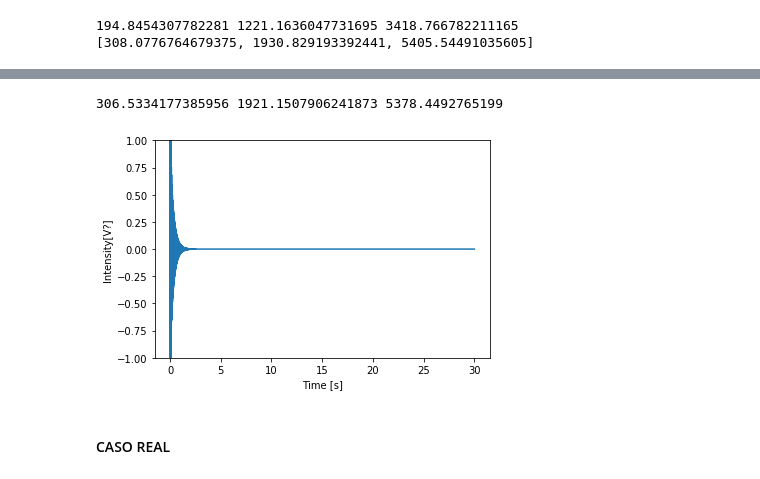
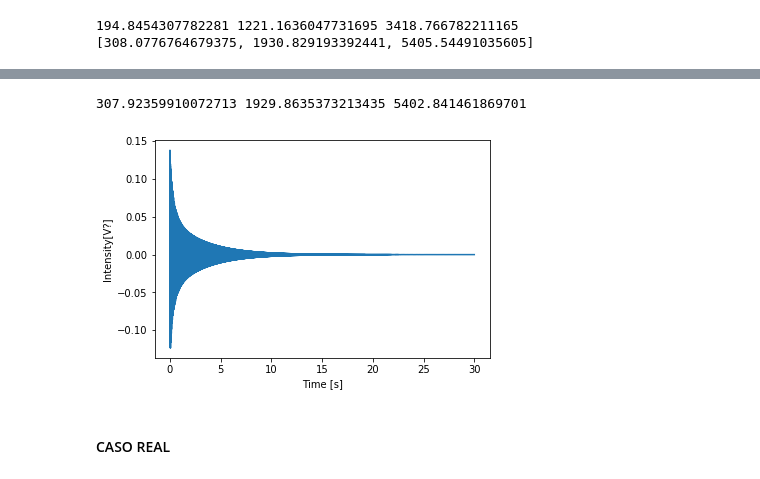
Before and after one commit to LunaKadysz/Laboratorio-4, a Jupyter notebook: Practica3/Practica3.ipynb, the cells around one changed output, grey strips where cells are left out. Drawn from its saved outputs; the diff is of its cells as text; code cells hidden in the pictures.

```diff
--- a/Practica3/Practica3.ipynb
+++ b/Practica3/Practica3.ipynb
@@ -247,38 +247,36 @@ Frecuencias: w1: 5194.107503719701, w2: 1949.247814885959 , w3: 310.302150014764
 # %%
 %matplotlib inline
 t = np.linspace(0, 30, 1000000)
 tstep = max(t)/len(t)
 fsamp = 1/tstep
 
-A1 = 1
-A2 = 1
-A3 = 1
+A1 = 0.1/2
+A2 = 0.1/2
+A3 = 0.1/2
 w1 = w[0]
 w2 = w[1]
 w3 = w[2]
 phi = 0
 def T(w):
     T_ = 2 * np.pi / w
     return T_
-damp = 0.01
+damp = 0.001
 V =  A1 * np.sin( w_id(damp,w1) *t) * np.exp(-damp * t * w1) + A2 * np.sin(w_id(damp,w2) *t + phi) * np.exp(-damp * t * w2)+ A3 * np.sin(w_id(damp,w3) *t + phi)  * np.exp(-damp * t * w3)
 
 plt.figure(2)
 plt.clf()
 plt.plot(t, V)
-#plt.xlim(0,10)
-plt.ylim(-1,1)
 plt.xlabel('Time [s]')
 plt.ylabel('Intensity[V?]')
 #MakeSpectralPlot(V, fsamp)
 
 
 print(w_id(damp,w1) , w_id(damp,w2) , w_id(damp,w3) )
 #f_ = np.array(plt.ginput(3))
 #print(f'Frecuencias: w1: {f_[0][0] * 2 * np.pi}, w2: {f_[1][0] * 2 * np.pi} , w3: {f_[2][0] * 2 * np.pi} ')
 # %% [output]
-306.5334177385956 1921.1507906241873 5378.4492765199
+307.92359910072713 1929.8635373213435 5402.841461869701
-[figure, old version]
+[figure, new version]
 # %% [markdown]
 #### CASO REAL
 # %%
```
Also changed, not shown: parts of 9 cells of this notebook.
